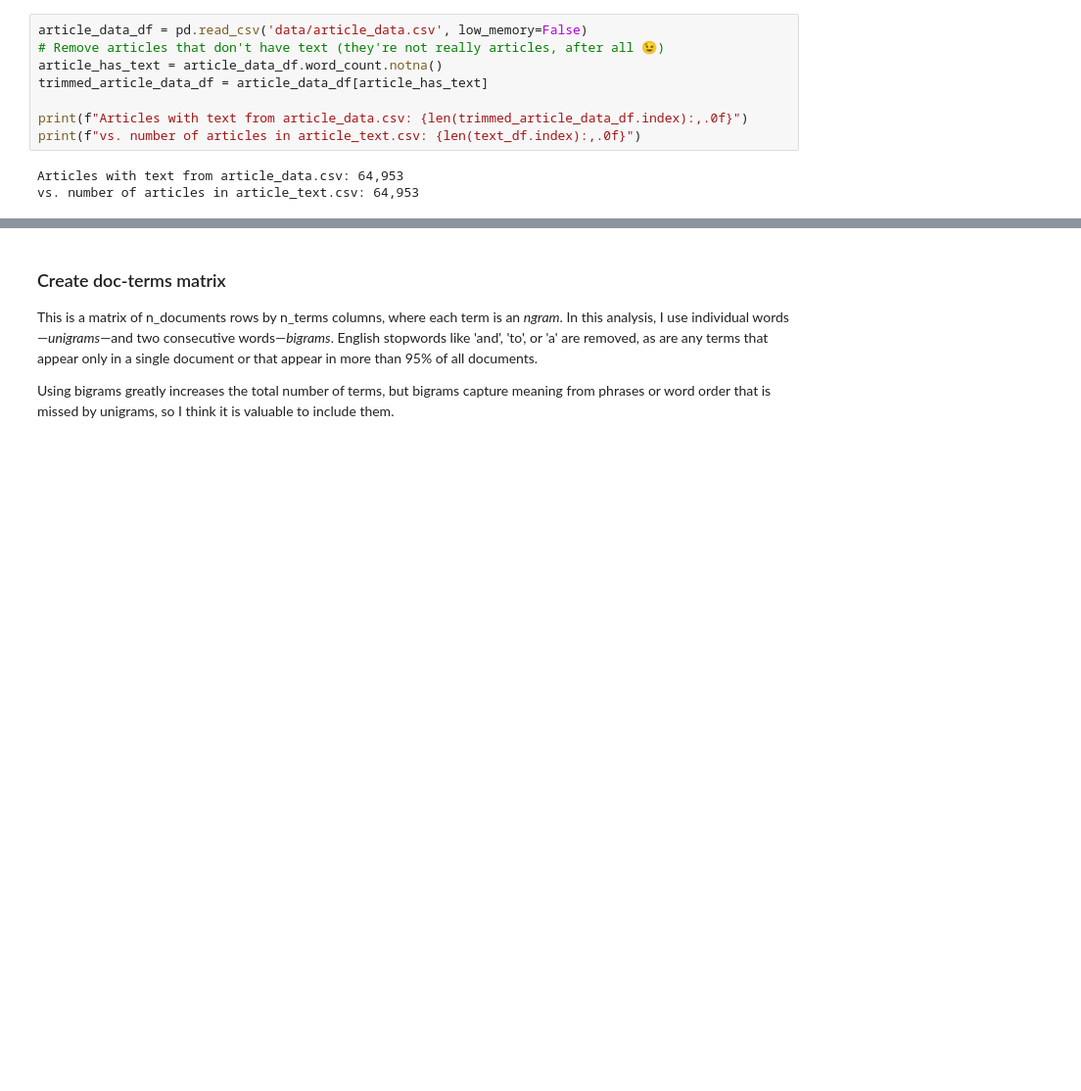
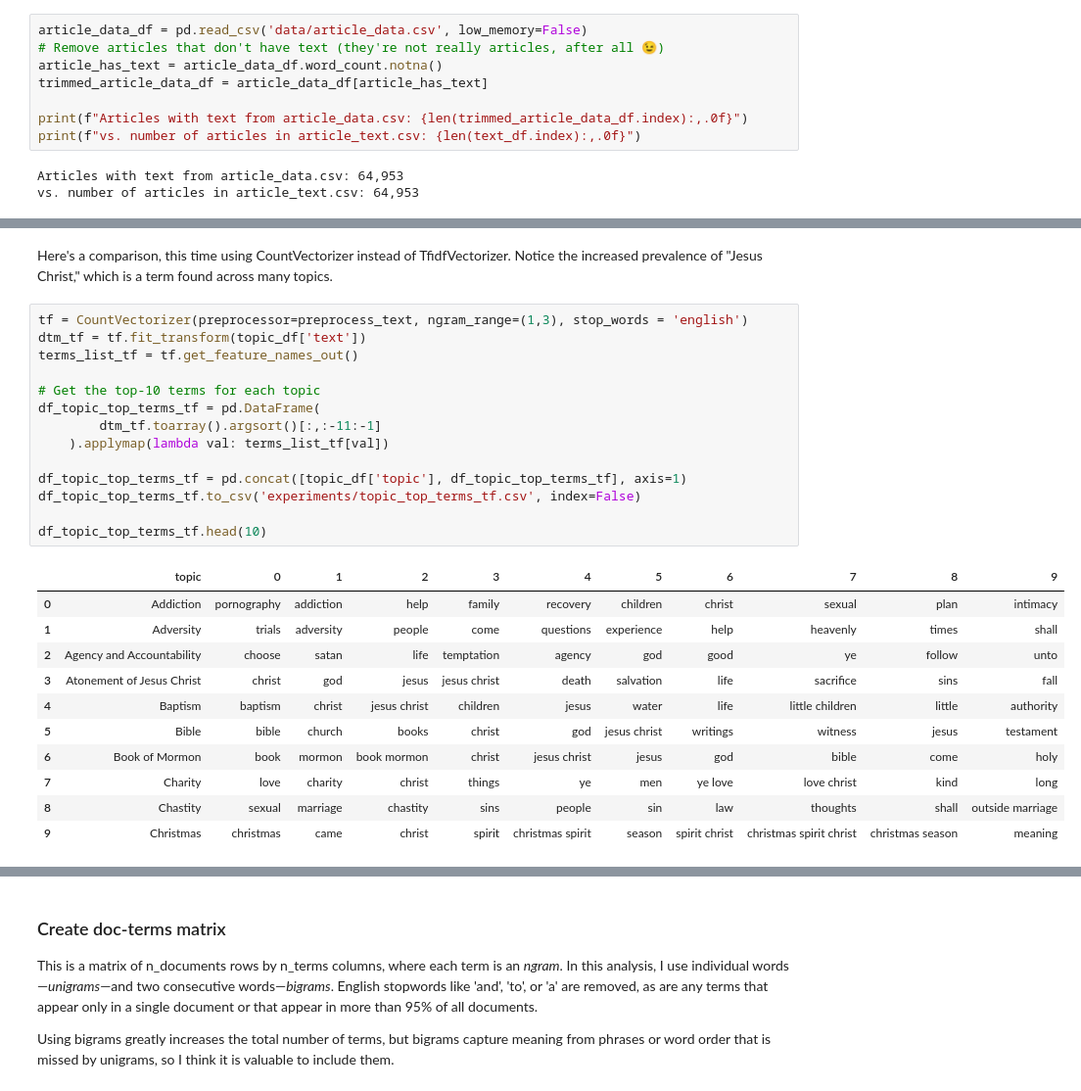
Before and after one commit to rparkr/magazine-analysis, a Jupyter notebook: 2_topic_modeling.ipynb, the cells around one changed output, grey strips where cells are left out. Shown at 98% size. Cells and saved outputs as stored; diff of their text form; blank space fills up the shorter version.

```diff
--- a/2_topic_modeling.ipynb
+++ b/2_topic_modeling.ipynb
@@ -165,0 +333,28 @@ vs. number of articles in article_text.csv: 64,953
+# %% [markdown]
+Here's a comparison, this time using CountVectorizer instead of TfidfVectorizer. Notice the increased prevalence of "Jesus Christ," which is a term found across many topics.
+# %%
+tf = CountVectorizer(preprocessor=preprocess_text, ngram_range=(1,3), stop_words = 'english')
+dtm_tf = tf.fit_transform(topic_df['text'])
+terms_list_tf = tf.get_feature_names_out()
+
+# Get the top-10 terms for each topic
+df_topic_top_terms_tf = pd.DataFrame(
+        dtm_tf.toarray().argsort()[:,:-11:-1]
+    ).applymap(lambda val: terms_list_tf[val])
+
+df_topic_top_terms_tf = pd.concat([topic_df['topic'], df_topic_top_terms_tf], axis=1)
+df_topic_top_terms_tf.to_csv('experiments/topic_top_terms_tf.csv', index=False)
+
+df_topic_top_terms_tf.head(10)
+# %% [output]
+|  | topic | 0 | 1 | 2 | 3 | 4 | 5 | 6 | 7 | 8 | 9 |
+| 0 | Addiction | pornography | addiction | help | family | recovery | children | christ | sexual | plan | intimacy |
+| 1 | Adversity | trials | adversity | people | come | questions | experience | help | heavenly | times | shall |
+| 2 | Agency and Accountability | choose | satan | life | temptation | agency | god | good | ye | follow | unto |
+| 3 | Atonement of Jesus Christ | christ | god | jesus | jesus christ | death | salvation | life | sacrifice | sins | fall |
+| 4 | Baptism | baptism | christ | jesus christ | children | jesus | water | life | little children | little | authority |
+| 5 | Bible | bible | church | books | christ | god | jesus christ | writings | witness | jesus | testament |
+| 6 | Book of Mormon | book | mormon | book mormon | christ | jesus christ | jesus | god | bible | come | holy |
+| 7 | Charity | love | charity | christ | things | ye | men | ye love | love christ | kind | long |
+| 8 | Chastity | sexual | marriage | chastity | sins | people | sin | law | thoughts | shall | outside marriage |
+| 9 | Christmas | christmas | came | christ | spirit | christmas spirit | season | spirit christ | christmas spirit christ | christmas season | meaning |
```
Also changed, not shown: parts of 22 cells of this notebook.
